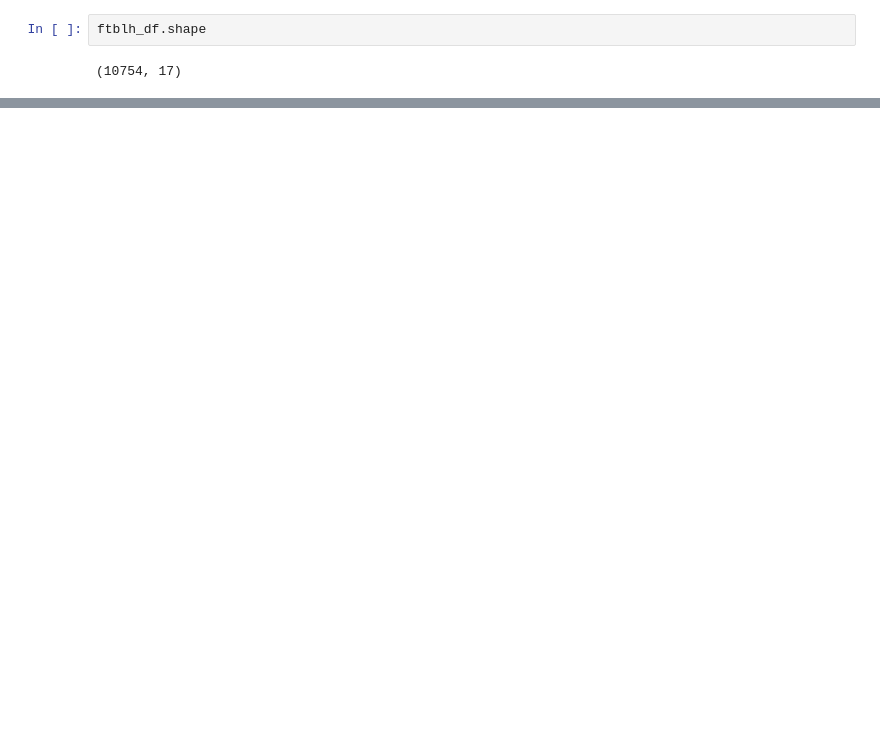
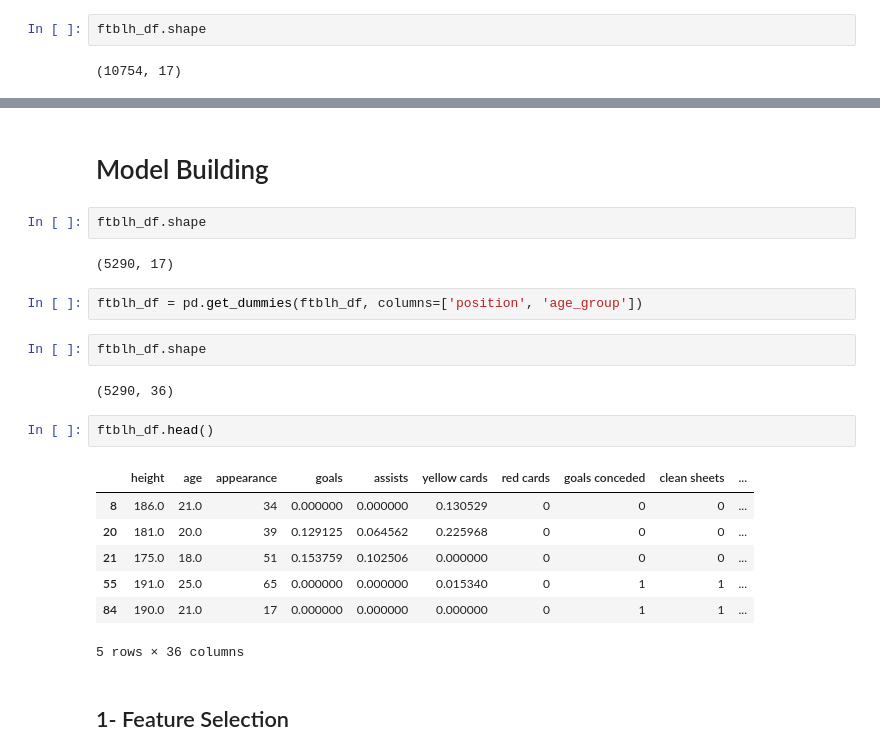
Before and after one commit to fileoy/Usecase-7, a Jupyter notebook: EDA explain template.ipynb, the cells around one changed output, grey strips where cells are left out. Cells and saved outputs as stored; diff of their text form; blank space fills up the shorter version.

```diff
--- a/EDA explain template.ipynb
+++ b/EDA explain template.ipynb
@@ -346,0 +371,24 @@ We could also use a correlation matrix to get more specific information about th
+# %% [markdown]
+# Model Building
+# %%
+ftblh_df.shape
+# %% [output]
+(5290, 17)
+# %%
+ftblh_df = pd.get_dummies(ftblh_df, columns=['position', 'age_group'])
+# %%
+ftblh_df.shape
+# %% [output]
+(5290, 36)
+# %%
+ftblh_df.head()
+# %% [output]
+|  | height | age | appearance | goals | assists | yellow cards | red cards | goals conceded | clean sheets | ... |
+| 8 | 186.0 | 21.0 | 34 | 0.000000 | 0.000000 | 0.130529 | 0 | 0 | 0 | ... |
+| 20 | 181.0 | 20.0 | 39 | 0.129125 | 0.064562 | 0.225968 | 0 | 0 | 0 | ... |
+| 21 | 175.0 | 18.0 | 51 | 0.153759 | 0.102506 | 0.000000 | 0 | 0 | 0 | ... |
+| 55 | 191.0 | 25.0 | 65 | 0.000000 | 0.000000 | 0.015340 | 0 | 1 | 1 | ... |
+| 84 | 190.0 | 21.0 | 17 | 0.000000 | 0.000000 | 0.000000 | 0 | 1 | 1 | ... |
+5 rows × 36 columns
+# %% [markdown]
+## 1- Feature Selection
```
Also changed, not shown: parts of 93 cells of this notebook.
